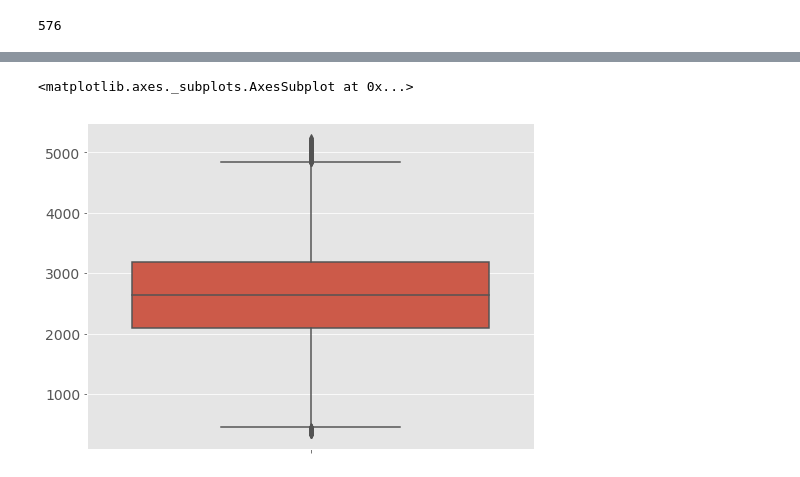
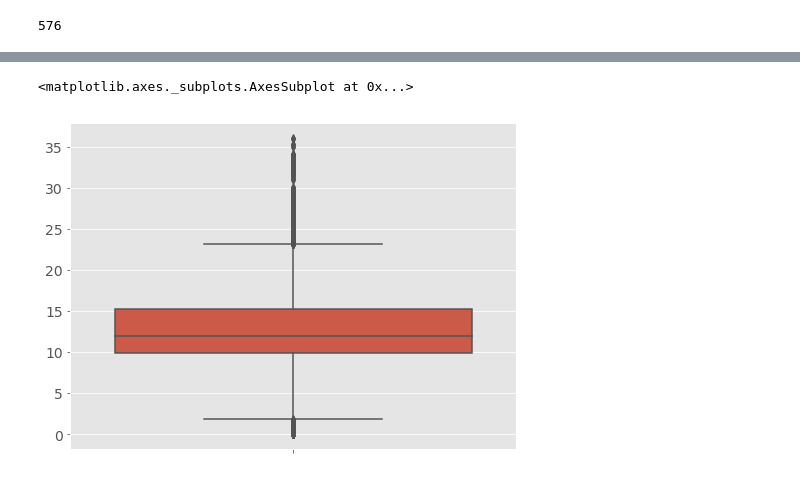
Before and after one commit to Elmo-MCast/numerical-evals, a Jupyter notebook: notebooks/mcast-dcn.ipynb, the cells around one changed output, grey strips where cells are left out. Saved outputs shown, nothing was run; the diff lists cells and outputs as text; code cells hidden in the pictures.

```diff
--- a/notebooks/mcast-dcn.ipynb
+++ b/notebooks/mcast-dcn.ipynb
@@ -196,5 +196,5 @@ sb.boxplot(y=data.redundancy_for_all_groups_in_all_tenants())
 # %%
 # data.rules_for_all_groups_post_optimization().describe()
 # %%
-at, rt = data.traffic_stats()
+at_leaf, ut_leaf = data.traffic_stats()
 # %%
@@ -203,0 +204,3 @@ data.traffic_overhead(at, rt)
+# %%
+tt_link = data.total_traffic_per_link(at_leaf, ut_leaf)
+sb.boxplot(y=tt_link)
@@ -203,0 +210,3 @@ data.traffic_overhead(at, rt)
+# %%
+at_link = data.actual_traffic_per_link(at_leaf)
+sb.boxplot(y=at_link)
@@ -204,5 +233,7 @@ data.traffic_overhead(at, rt)
+# %%
+to_link = data.traffic_overhead_per_link(tt_link, at_link)
 # %%
-sb.boxplot(y=data.total_traffic_rate(at, rt))
+sb.boxplot(y=to_link)
 # %% [output]
 <matplotlib.axes._subplots.AxesSubplot at 0x...>
-[figure, old version]
+[figure, new version]
```
Also changed, not shown: parts of 10 cells of this notebook, 6 other files.
